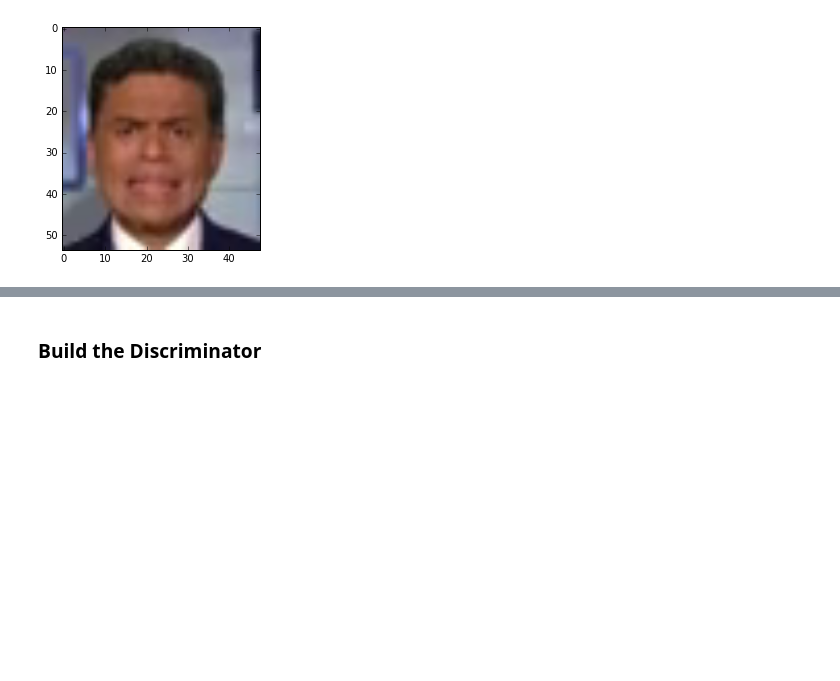
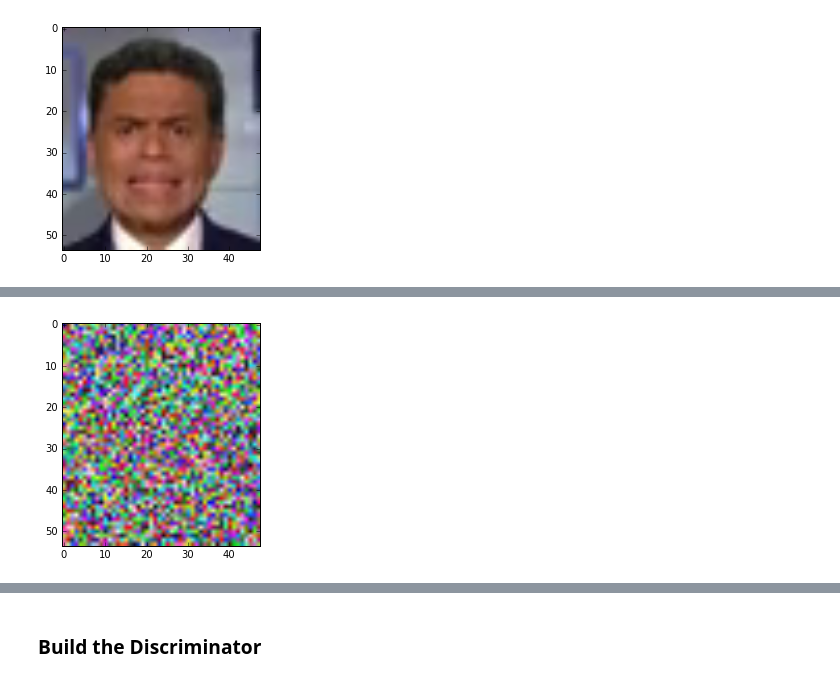
Before and after one commit to NHDaly/jupyter-binder, a Jupyter notebook: ml/Gan_Speaking.ipynb, the cells around one changed output, grey strips where cells are left out. Cells and saved outputs as stored; diff of their text form; code cells hidden in the pictures; blank space fills up the shorter version.

```diff
--- a/ml/Gan_Speaking.ipynb
+++ b/ml/Gan_Speaking.ipynb
@@ -51,0 +69,4 @@ play_frames_clip(frames[10:20])
+# %%
+play_frames_clip([x[0].reshape(frame_dim) for x in Xtrain[10:20]])
+# %% [output]
+[figure, added]
```
Also changed, not shown: parts of 17 cells of this notebook.
